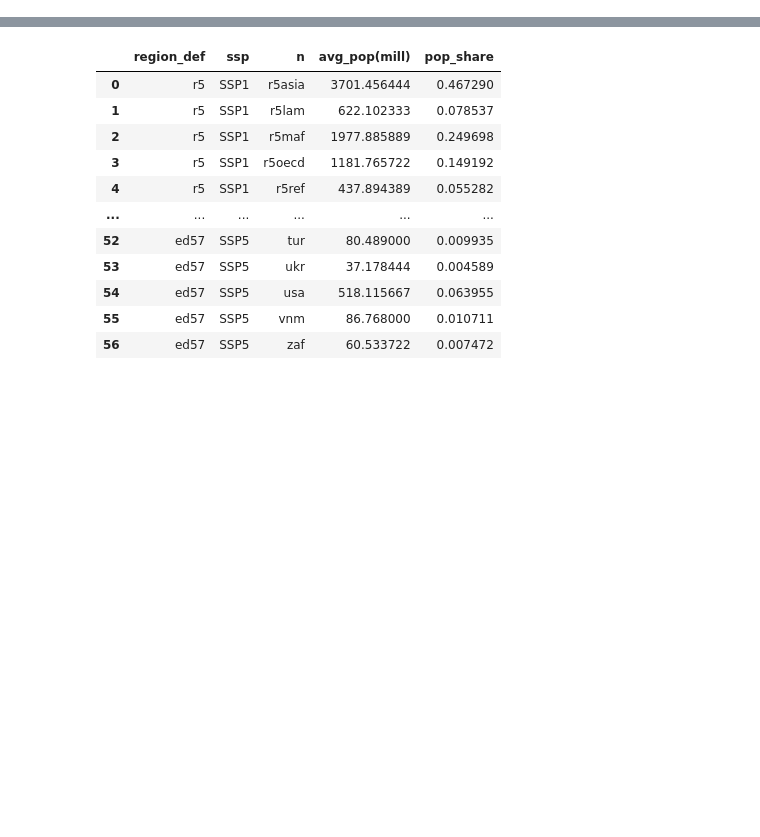
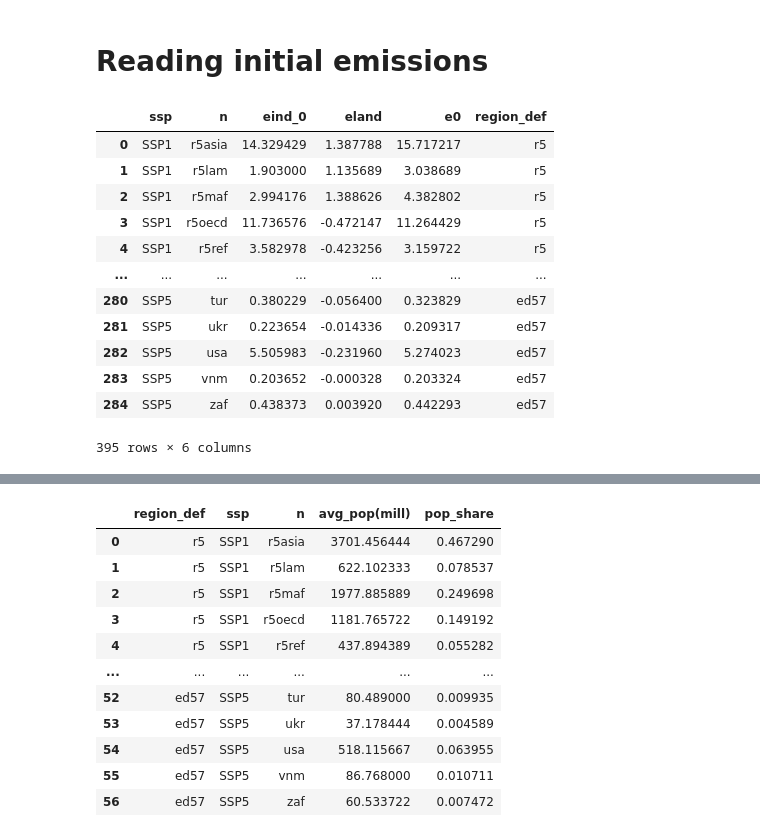
Before and after one commit to DanielPerezF/ClimateChange-WISE-project, a Jupyter notebook: region_data.ipynb, the cells around one changed output, grey strips where cells are left out. Cells and saved outputs as stored; diff of their text form; code cells hidden in the pictures; blank space fills up the shorter version.

```diff
--- a/region_data.ipynb
+++ b/region_data.ipynb
@@ -34,0 +60,46 @@ data
+# %% [markdown]
+# Reading initial emissions
+# %%
+emissions = pd.DataFrame()
+
+for region_def in region_defs:
+    path = f'data_{region_def}/data_baseline_emissions_calibrated.gdx'
+
+    gdx = Container(path)
+    emis_data = gdx['emi_bau_calibrated'].records.rename(columns={'uni_0':'ssp','t_1':'t','n_2':'n','value':'eind_0'})
+    emis_data = emis_data[emis_data['t'] == '1']
+
+
+    path1 = f'data_{region_def}/data_historical_values.gdx'
+
+    gdx = Container(path1)
+    emis_land = gdx['q_emi_valid_primap'].records.rename(columns={'uni_1':'t','n_2':'n','value':'eland'})
+    emis_land = emis_land[(emis_land['t'] <= '2015') & (emis_land['t'] >= '2005') & (emis_land['uni_0'] == 'co2lu')]
+    emis_land['eland'] = emis_land['eland']*3.66667 #Gton CO2
+    eland_avg = emis_land.groupby('n')['eland'].mean().reset_index()
+
+    tot_emis = pd.merge(emis_data,eland_avg,'left','n')
+    tot_emis = tot_emis.rename(columns={'eland_y':'eland'})
+
+    tot_emis['e0'] = tot_emis['eind_0'] + tot_emis['eland']
+    tot_emis['region_def'] = region_def #region definition (r5,witch17,ed57)
+    emissions = pd.concat([emissions,tot_emis])
+
+emissions = emissions.drop(columns='t')
+emissions['ssp'] = emissions['ssp'].str.upper()
+# %%
+emissions
+# %% [output]
+|  | ssp | n | eind_0 | eland | e0 | region_def |
+| 0 | SSP1 | r5asia | 14.329429 | 1.387788 | 15.717217 | r5 |
+| 1 | SSP1 | r5lam | 1.903000 | 1.135689 | 3.038689 | r5 |
+| 2 | SSP1 | r5maf | 2.994176 | 1.388626 | 4.382802 | r5 |
+| 3 | SSP1 | r5oecd | 11.736576 | -0.472147 | 11.264429 | r5 |
+| 4 | SSP1 | r5ref | 3.582978 | -0.423256 | 3.159722 | r5 |
+| ... | ... | ... | ... | ... | ... | ... |
+| 280 | SSP5 | tur | 0.380229 | -0.056400 | 0.323829 | ed57 |
+| 281 | SSP5 | ukr | 0.223654 | -0.014336 | 0.209317 | ed57 |
+| 282 | SSP5 | usa | 5.505983 | -0.231960 | 5.274023 | ed57 |
+| 283 | SSP5 | vnm | 0.203652 | -0.000328 | 0.203324 | ed57 |
+| 284 | SSP5 | zaf | 0.438373 | 0.003920 | 0.442293 | ed57 |
+395 rows × 6 columns
```
Also changed, not shown: parts of 17 cells of this notebook, 6 other files.
